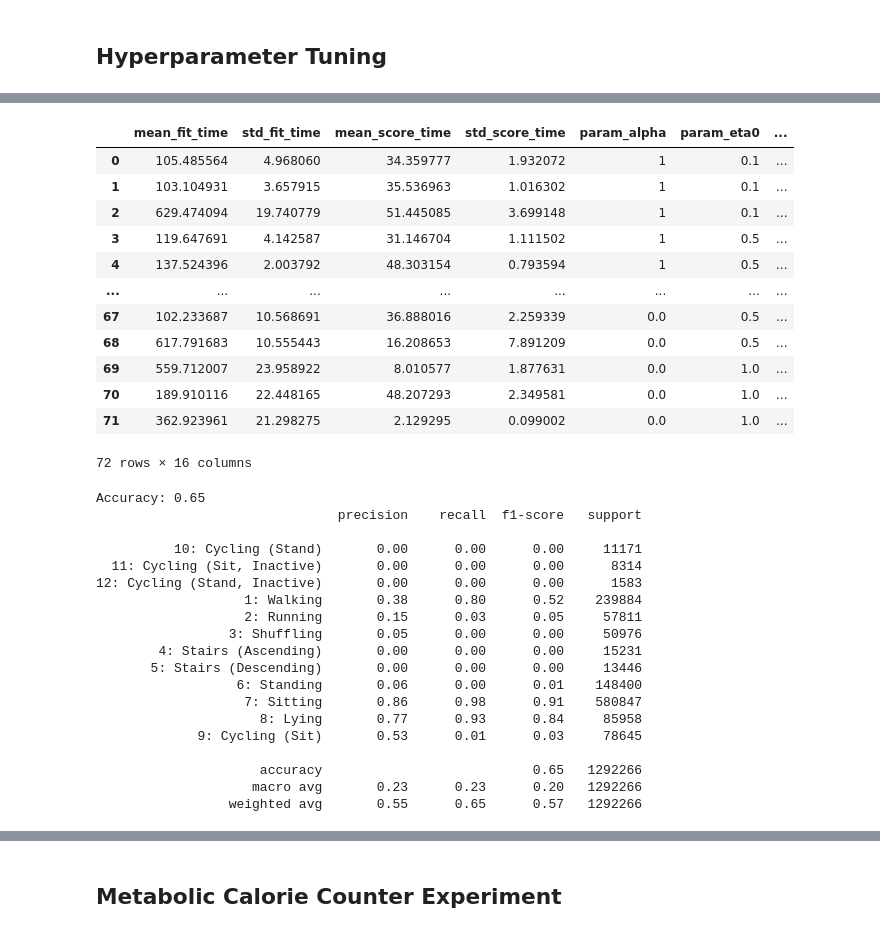
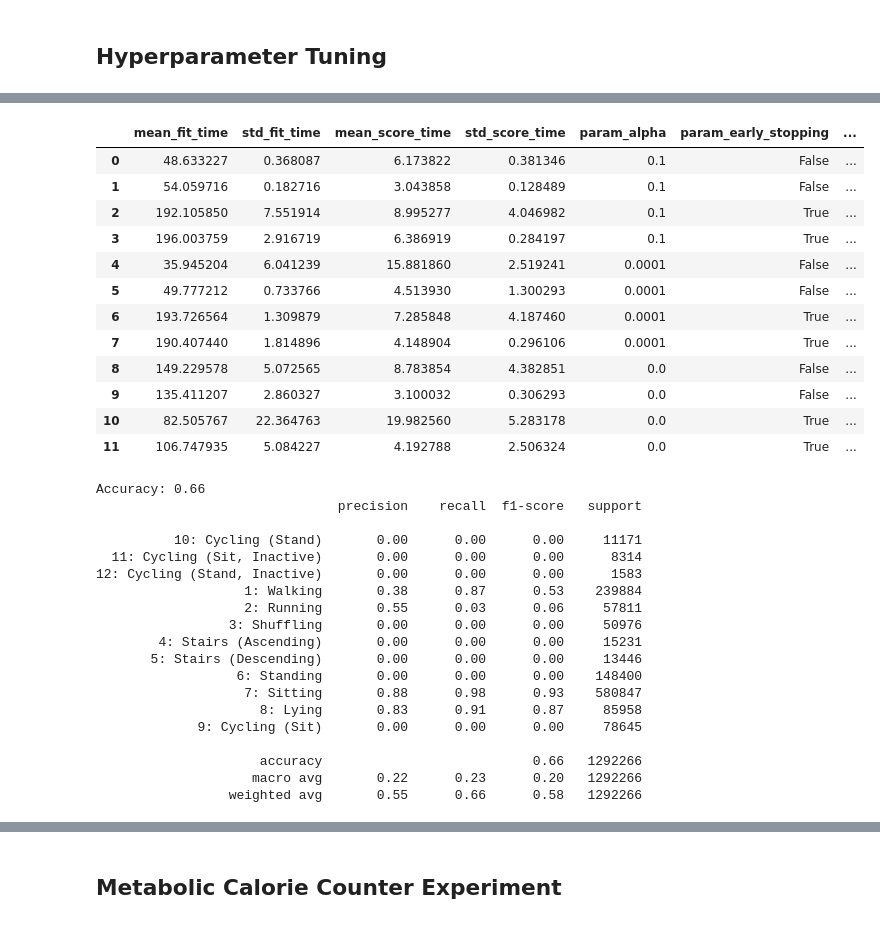
Before and after one commit to Root18D/AAI-501--Machine-Learning, a Jupyter notebook: Notebooks/AppendixA-SVMAnalysis.ipynb, the cells around one changed output, grey strips where cells are left out. Cells and saved outputs as stored; diff of their text form; code cells hidden in the pictures.

```diff
--- a/Notebooks/AppendixA-SVMAnalysis.ipynb
+++ b/Notebooks/AppendixA-SVMAnalysis.ipynb
@@ -94,11 +88,10 @@ def split_and_scale_data(df, cal_test=False):
     x = df[['back_x','back_y','back_z','thigh_x','thigh_y','thigh_z']]
     y = df[['label']].values.ravel()
 
-    # Standardize and Normalize Data
-    scaler = StandardScaler().fit(x)
-#     min_max_scaler = preprocessing.MinMaxScaler()
-#     x_scaled = pd.DataFrame(min_max_scaler.fit_transform(scaler.transform(x)), columns=list(x.columns.tolist()), index=x.index)
-    x_scaled = pd.DataFrame(scaler.transform(x), columns=list(x.columns.tolist()), index=x.index)
+    # Normalize Data
+    min_max_scaler = preprocessing.MinMaxScaler()
+    x_scaled = pd.DataFrame(min_max_scaler.fit_transform(x), columns=list(x.columns.tolist()), index=x.index)
+
     if not cal_test:
         print('Mean:\n', x_scaled.mean())
         print('\nStandard deviation:\n', x_scaled.std())
@@ -199,12 +198,12 @@ print('5-Fold Validation Average Score:', round(np.mean(scores), 2))
 # %%
 # Hyperparameter grid search
 param_grid = {
-    'alpha': [1, 1e-1, 1e-2, 1e-3, 1e-4, 1e-5, 1e-6, 1e-7], # regularization multiplier
-    'learning_rate': ['optimal', 'constant', 'adaptive'], # learning_rate
-    'eta0': [0.1, 0.5, 1.0], # initial learning rate for constant and adaptive
+    'alpha': [1e-1, 1e-4, 1e-7], # regularization multiplier
+    'loss': ['hinge', 'log'],
+    'early_stopping': [False, True],
     'n_jobs': [-1],
     'random_state': [24]
 }
-grid = GridSearchCV(SGDClassifier(), param_grid, refit = True, verbose = 3, cv=3, n_jobs=-1) # 3 fold cross validation
+grid = GridSearchCV(SGDClassifier(), param_grid, refit = True, verbose = 3, cv=3, n_jobs=6) # with 3 fold cross validation
 grid.fit(x_train, y_train) # fitting the model for grid search
 # %% [output]
@@ -218,5 +220,6 @@ SGDClassifier(alpha=1e-06, eta0=0.1, n_jobs=-1, random_state=24)
 # %%
 print(grid.best_params_) # print best parameter after tuning
 print(grid.best_estimator_) # print how our model looks after hyper-parameter tuning
-pd.DataFrame(grid.cv_results_)
+grid_results = pd.DataFrame(grid.cv_results_)
+grid_results
 # %% [output]
@@ -225,43 +228,43 @@ SGDClassifier(alpha=1e-06, eta0=0.1, n_jobs=-1, random_state=24)
-|  | mean_fit_time | std_fit_time | mean_score_time | std_score_time | param_alpha | param_eta0 | ... |
-| 0 | 105.485564 | 4.968060 | 34.359777 | 1.932072 | 1 | 0.1 | ... |
-| 1 | 103.104931 | 3.657915 | 35.536963 | 1.016302 | 1 | 0.1 | ... |
-| 2 | 629.474094 | 19.740779 | 51.445085 | 3.699148 | 1 | 0.1 | ... |
-| 3 | 119.647691 | 4.142587 | 31.146704 | 1.111502 | 1 | 0.5 | ... |
-| 4 | 137.524396 | 2.003792 | 48.303154 | 0.793594 | 1 | 0.5 | ... |
-| ... | ... | ... | ... | ... | ... | ... | ... |
-| 67 | 102.233687 | 10.568691 | 36.888016 | 2.259339 | 0.0 | 0.5 | ... |
-| 68 | 617.791683 | 10.555443 | 16.208653 | 7.891209 | 0.0 | 0.5 | ... |
-| 69 | 559.712007 | 23.958922 | 8.010577 | 1.877631 | 0.0 | 1.0 | ... |
-| 70 | 189.910116 | 22.448165 | 48.207293 | 2.349581 | 0.0 | 1.0 | ... |
-| 71 | 362.923961 | 21.298275 | 2.129295 | 0.099002 | 0.0 | 1.0 | ... |
+|  | mean_fit_time | std_fit_time | mean_score_time | std_score_time | param_alpha | param_early_stopping | ... |
+| 0 | 48.633227 | 0.368087 | 6.173822 | 0.381346 | 0.1 | False | ... |
+| 1 | 54.059716 | 0.182716 | 3.043858 | 0.128489 | 0.1 | False | ... |
+| 2 | 192.105850 | 7.551914 | 8.995277 | 4.046982 | 0.1 | True | ... |
+| 3 | 196.003759 | 2.916719 | 6.386919 | 0.284197 | 0.1 | True | ... |
+| 4 | 35.945204 | 6.041239 | 15.881860 | 2.519241 | 0.0001 | False | ... |
+| 5 | 49.777212 | 0.733766 | 4.513930 | 1.300293 | 0.0001 | False | ... |
+| 6 | 193.726564 | 1.309879 | 7.285848 | 4.187460 | 0.0001 | True | ... |
+| 7 | 190.407440 | 1.814896 | 4.148904 | 0.296106 | 0.0001 | True | ... |
+| 8 | 149.229578 | 5.072565 | 8.783854 | 4.382851 | 0.0 | False | ... |
+| 9 | 135.411207 | 2.860327 | 3.100032 | 0.306293 | 0.0 | False | ... |
+| 10 | 82.505767 | 22.364763 | 19.982560 | 5.283178 | 0.0 | True | ... |
+| 11 | 106.747935 | 5.084227 | 4.192788 | 2.506324 | 0.0 | True | ... |
-72 rows × 16 columns
 # %%
 # Fit an adjusted classifier with default parameters
-clf_adjusted = SGDClassifier(alpha=1e-6, eta0=0.1, learning_rate='optimal', random_state=24, n_jobs=-1)
+clf_adjusted = SGDClassifier(alpha=1e-7, loss='log', n_jobs=-1, random_state=24)
 clf_adjusted.fit(x_train, y_train)
 y_pred = clf_adjusted.predict(x_test)
 print("Accuracy:", round(metrics.accuracy_score(y_test, y_pred), 2)) # Evaluate model performance
 print(classification_report(y_test, y_pred, zero_division=0))
 # %% [output]
-Accuracy: 0.65
+Accuracy: 0.66
                                precision    recall  f1-score   support
 
           10: Cycling (Stand)       0.00      0.00      0.00     11171
   11: Cycling (Sit, Inactive)       0.00      0.00      0.00      8314
 12: Cycling (Stand, Inactive)       0.00      0.00      0.00      1583
-                   1: Walking       0.38      0.80      0.52    239884
-                   2: Running       0.15      0.03      0.05     57811
-                 3: Shuffling       0.05      0.00      0.00     50976
+                   1: Walking       0.38      0.87      0.53    239884
+                   2: Running       0.55      0.03      0.06     57811
+                 3: Shuffling       0.00      0.00      0.00     50976
         4: Stairs (Ascending)       0.00      0.00      0.00     15231
        5: Stairs (Descending)       0.00      0.00      0.00     13446
-                  6: Standing       0.06      0.00      0.01    148400
-                   7: Sitting       0.86      0.98      0.91    580847
-                     8: Lying       0.77      0.93      0.84     85958
-             9: Cycling (Sit)       0.53      0.01      0.03     78645
+                  6: Standing       0.00      0.00      0.00    148400
+                   7: Sitting       0.88      0.98      0.93    580847
+                     8: Lying       0.83      0.91      0.87     85958
+             9: Cycling (Sit)       0.00      0.00      0.00     78645
 
-                     accuracy                           0.65   1292266
-                    macro avg       0.23      0.23      0.20   1292266
-                 weighted avg       0.55      0.65      0.57   1292266
+                     accuracy                           0.66   1292266
+                    macro avg       0.22      0.23      0.20   1292266
+                 weighted avg       0.55      0.66      0.58   1292266
 # %%
 # K-Fold Cross Validation on Adjusted Model Parameters
 scores = cross_val_score(clf_adjusted, x_scaled, y, cv=5)
```
Also changed, not shown: parts of 19 cells of this notebook, 2 other files.
